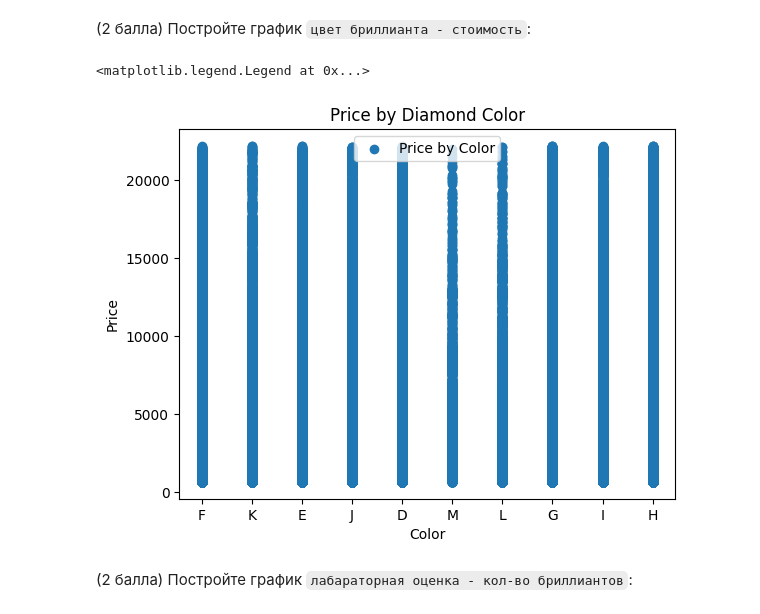
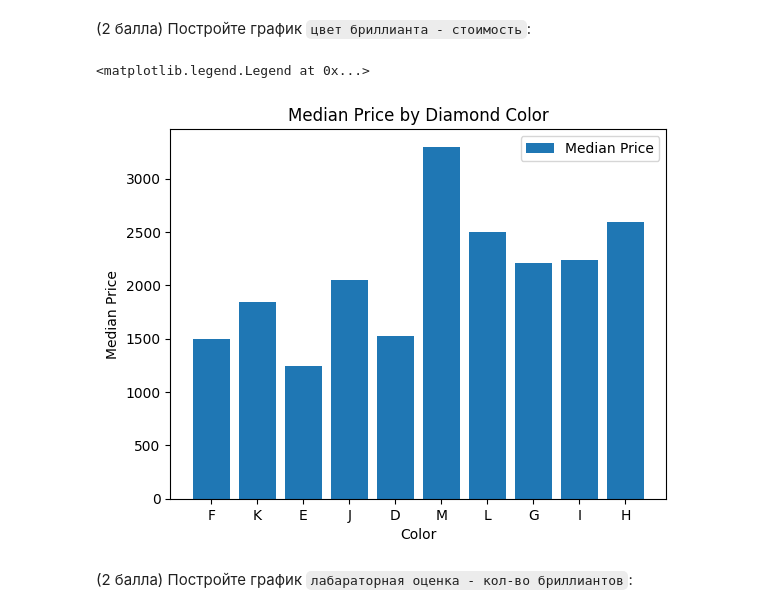
Before and after one commit to shevnind/laboratory, a Jupyter notebook: lab_work.ipynb, the cells around one changed output. Drawn from its saved outputs; the diff is of its cells as text; code cells hidden in the pictures.

```diff
--- a/lab_work.ipynb
+++ b/lab_work.ipynb
@@ -406,19 +406,23 @@ print(diamonds[cat_feature])
 # %%
 import matplotlib.pyplot as plt
 
 clear_copy = diamonds[diamonds['color'].notna()]
 q5 = clear_copy['total_sales_price'].quantile(0.05)
 q95 = clear_copy['total_sales_price'].quantile(0.95)
 clear_copy = clear_copy[(clear_copy['total_sales_price'] > q5) & (clear_copy['total_sales_price'] < q95)]
 
-plt.scatter(clear_copy['color'], clear_copy['total_sales_price'], label='Price by Color')
-plt.title('Price by Diamond Color')
+#на графике цены от цвета ничего не понятно, поэтому построю график медианы цены от цвета
+color_to_median_price = {}
+for color in clear_copy['color'].unique():
+  color_to_median_price[color] = clear_copy.loc[clear_copy['color'] == color]['total_sales_price'].median()
+plt.bar(color_to_median_price.keys(), color_to_median_price.values(), label='Median Price')
+plt.title('Median Price by Diamond Color')
 plt.xlabel('Color')
-plt.ylabel('Price')
+plt.ylabel('Median Price')
 plt.legend()
 # %% [output]
 <matplotlib.legend.Legend at 0x...>
-[figure, old version]
+[figure, new version]
 # %% [markdown]
 (2 балла) Постройте график `лабараторная оценка - кол-во бриллиантов`:
 # %%
```
Also changed, not shown: parts of 7 cells of this notebook.
